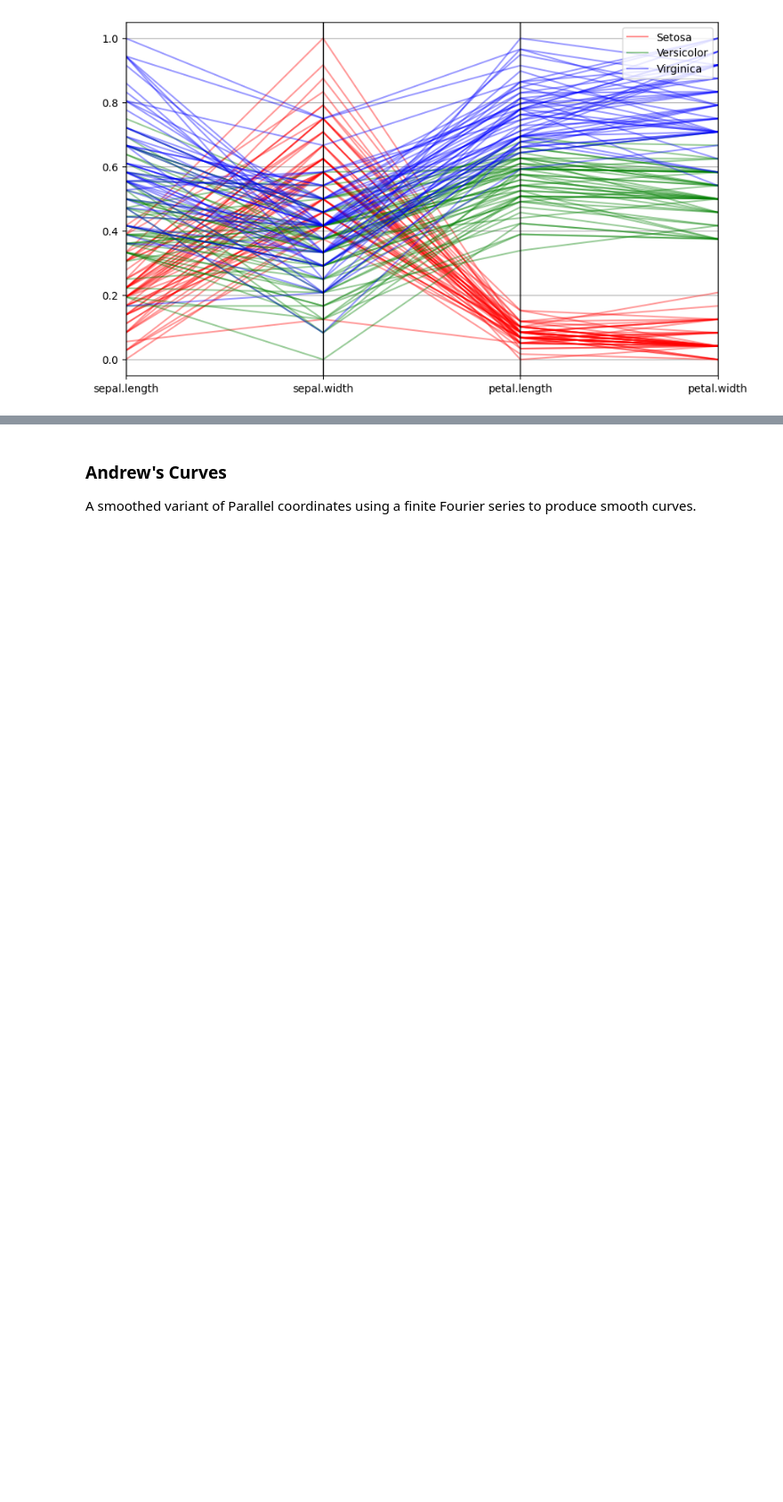
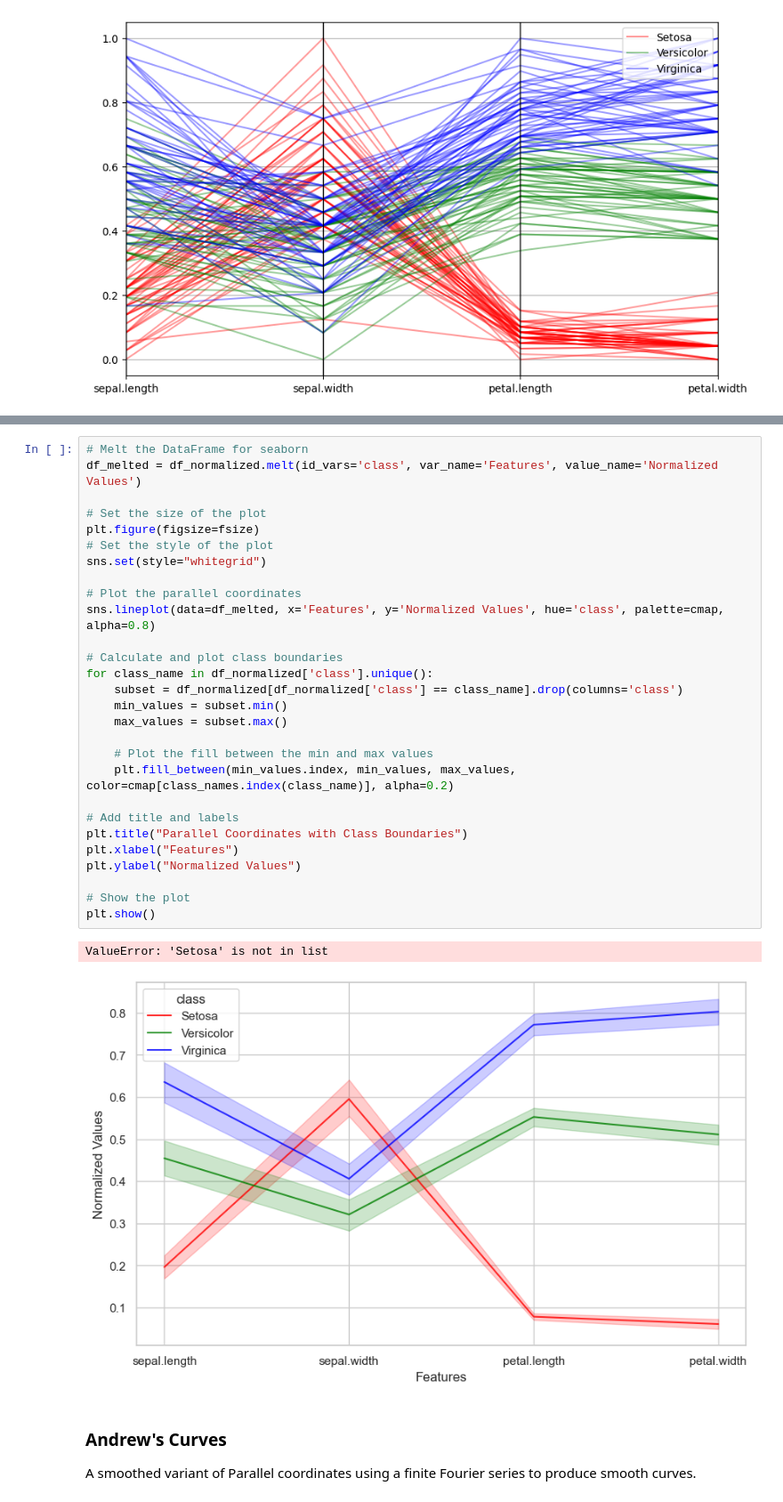
Before and after one commit to AvaAvarai/DataAnalysisNotebook, a Jupyter notebook: data_analysis.ipynb, the cells around one changed output, grey strips where cells are left out. Shown at 89% size. Drawn from its saved outputs; the diff is of its cells as text; blank space fills up the shorter version.

```diff
--- a/data_analysis.ipynb
+++ b/data_analysis.ipynb
@@ -165,3 +199,34 @@ plt.show()
+# %%
+# Melt the DataFrame for seaborn
+df_melted = df_normalized.melt(id_vars='class', var_name='Features', value_name='Normalized Values')
+
+# Set the size of the plot
+plt.figure(figsize=fsize)
+# Set the style of the plot
+sns.set(style="whitegrid")
+
+# Plot the parallel coordinates
+sns.lineplot(data=df_melted, x='Features', y='Normalized Values', hue='class', palette=cmap, alpha=0.8)
+
+# Calculate and plot class boundaries
+for class_name in df_normalized['class'].unique():
+    subset = df_normalized[df_normalized['class'] == class_name].drop(columns='class')
+    min_values = subset.min()
+    max_values = subset.max()
+
+    # Plot the fill between the min and max values
+    plt.fill_between(min_values.index, min_values, max_values, color=cmap[class_names.index(class_name)], alpha=0.2)
+
+# Add title and labels
+plt.title("Parallel Coordinates with Class Boundaries")
+plt.xlabel("Features")
+plt.ylabel("Normalized Values")
+
+# Show the plot
+plt.show()
+# %% [output]
+ValueError: 'Setosa' is not in list
+[figure, added]
 # %% [markdown]
 ### Andrew's Curves
 
```
Also changed, not shown: parts of 2 cells of this notebook, 1 other file.
